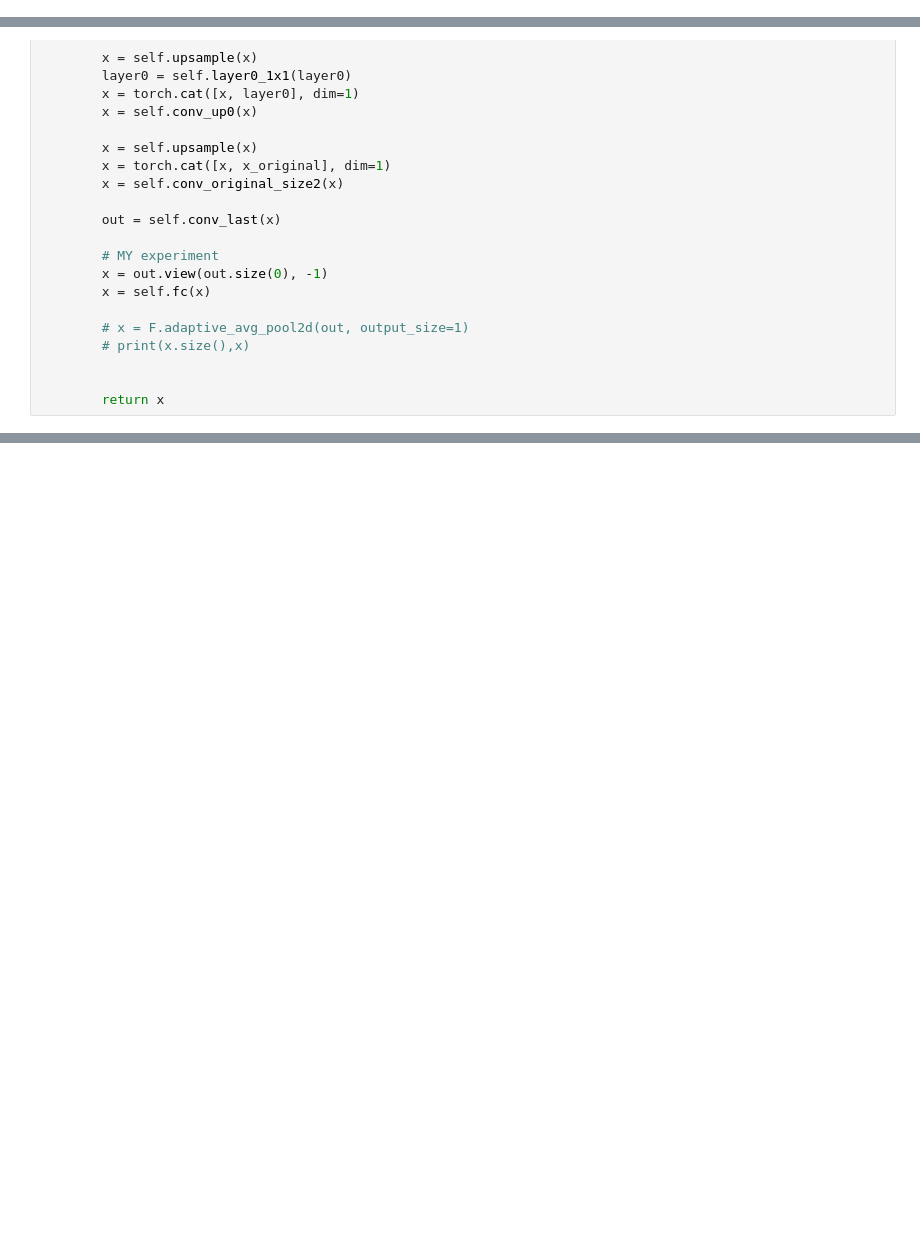
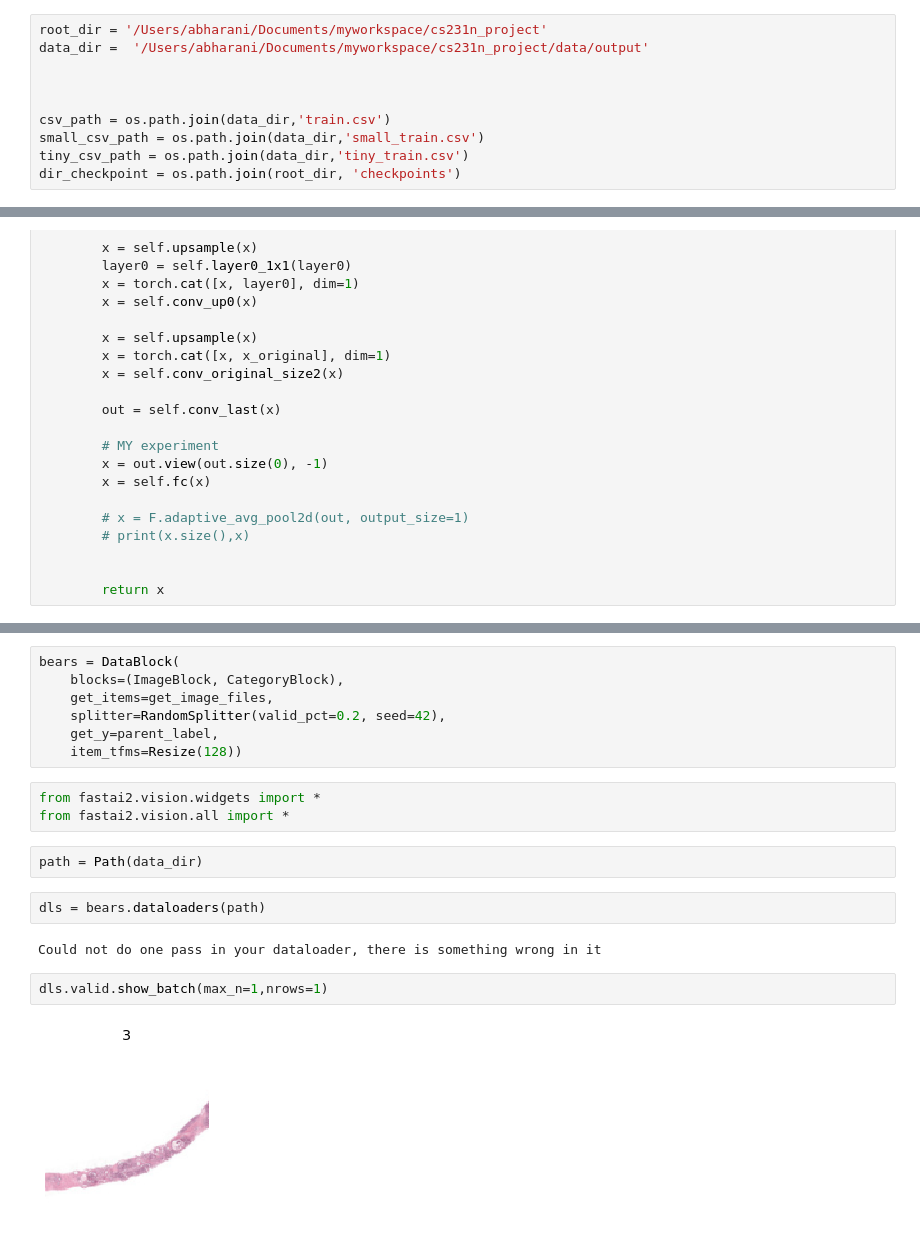
Before and after one commit to bharaniabhishek123/cs231n_project, a Jupyter notebook: notebooks/ResUnet-Pytorch-Implementation.ipynb, the cells around one changed output, grey strips where cells are left out. Saved outputs shown, nothing was run; the diff lists cells and outputs as text; blank space fills up the shorter version.

```diff
--- a/notebooks/ResUnet-Pytorch-Implementation.ipynb
+++ b/notebooks/ResUnet-Pytorch-Implementation.ipynb
@@ -18,3 +20,13 @@ from torchvision import transforms, datasets
+# %%
+root_dir = '/Users/abharani/Documents/myworkspace/cs231n_project'
+data_dir =  '/Users/abharani/Documents/myworkspace/cs231n_project/data/output'
+
+
+
+csv_path = os.path.join(data_dir,'train.csv')
+small_csv_path = os.path.join(data_dir,'small_train.csv')
+tiny_csv_path = os.path.join(data_dir,'tiny_train.csv')
+dir_checkpoint = os.path.join(root_dir, 'checkpoints')
 # %%
 USE_GPU = True
 
@@ -356,0 +459,20 @@ LR 0.0001
+# %%
+bears = DataBlock(
+    blocks=(ImageBlock, CategoryBlock),
+    get_items=get_image_files,
+    splitter=RandomSplitter(valid_pct=0.2, seed=42),
+    get_y=parent_label,
+    item_tfms=Resize(128))
+# %%
+from fastai2.vision.widgets import *
+from fastai2.vision.all import *
+# %%
+path = Path(data_dir)
+# %%
+dls = bears.dataloaders(path)
+# %% [output]
+Could not do one pass in your dataloader, there is something wrong in it
+# %%
+dls.valid.show_batch(max_n=1,nrows=1)
+# %% [output]
+[figure, added]
```
Also changed, not shown: parts of 11 cells of this notebook, 4 other files.
